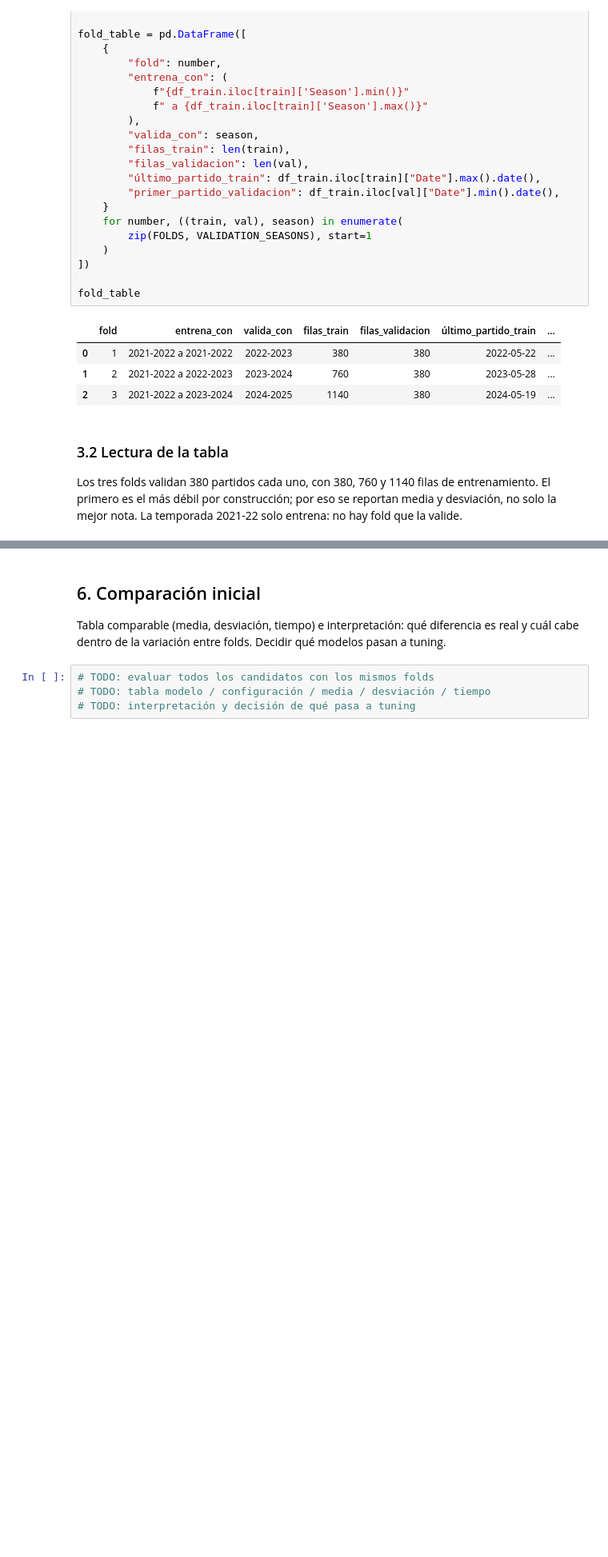
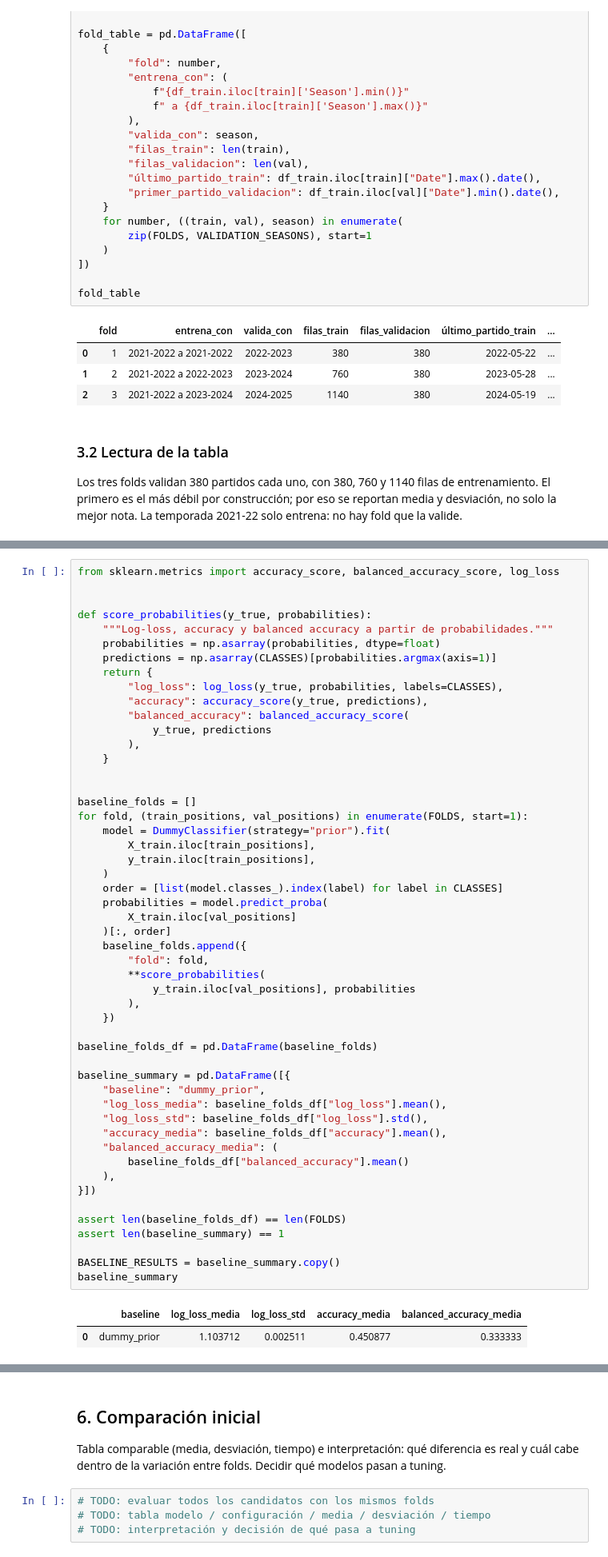
Before and after one commit to errodd/premier_league_football_predictor, a Jupyter notebook: notebooks/03_modeling_and_model_selection.ipynb, the cells around one changed output, grey strips where cells are left out. Shown at 80% size. Cells and saved outputs as stored; diff of their text form; blank space fills up the shorter version.

```diff
--- a/notebooks/03_modeling_and_model_selection.ipynb
+++ b/notebooks/03_modeling_and_model_selection.ipynb
@@ -1033,0 +1022,54 @@ Al menos tres modelos distintos y apropiados para el problema. Para cada uno: po
+# %%
+from sklearn.metrics import accuracy_score, balanced_accuracy_score, log_loss
+
+
+def score_probabilities(y_true, probabilities):
+    """Log-loss, accuracy y balanced accuracy a partir de probabilidades."""
+    probabilities = np.asarray(probabilities, dtype=float)
+    predictions = np.asarray(CLASSES)[probabilities.argmax(axis=1)]
+    return {
+        "log_loss": log_loss(y_true, probabilities, labels=CLASSES),
+        "accuracy": accuracy_score(y_true, predictions),
+        "balanced_accuracy": balanced_accuracy_score(
+            y_true, predictions
+        ),
+    }
+
+
+baseline_folds = []
+for fold, (train_positions, val_positions) in enumerate(FOLDS, start=1):
+    model = DummyClassifier(strategy="prior").fit(
+        X_train.iloc[train_positions],
+        y_train.iloc[train_positions],
+    )
+    order = [list(model.classes_).index(label) for label in CLASSES]
+    probabilities = model.predict_proba(
+        X_train.iloc[val_positions]
+    )[:, order]
+    baseline_folds.append({
+        "fold": fold,
+        **score_probabilities(
+            y_train.iloc[val_positions], probabilities
+        ),
+    })
+
+baseline_folds_df = pd.DataFrame(baseline_folds)
+
+baseline_summary = pd.DataFrame([{
+    "baseline": "dummy_prior",
+    "log_loss_media": baseline_folds_df["log_loss"].mean(),
+    "log_loss_std": baseline_folds_df["log_loss"].std(),
+    "accuracy_media": baseline_folds_df["accuracy"].mean(),
+    "balanced_accuracy_media": (
+        baseline_folds_df["balanced_accuracy"].mean()
+    ),
+}])
+
+assert len(baseline_folds_df) == len(FOLDS)
+assert len(baseline_summary) == 1
+
+BASELINE_RESULTS = baseline_summary.copy()
+baseline_summary
+# %% [output]
+|  | baseline | log_loss_media | log_loss_std | accuracy_media | balanced_accuracy_media |
+| 0 | dummy_prior | 1.103712 | 0.002511 | 0.450877 | 0.333333 |
```
Also changed, not shown: parts of 12 cells of this notebook.
